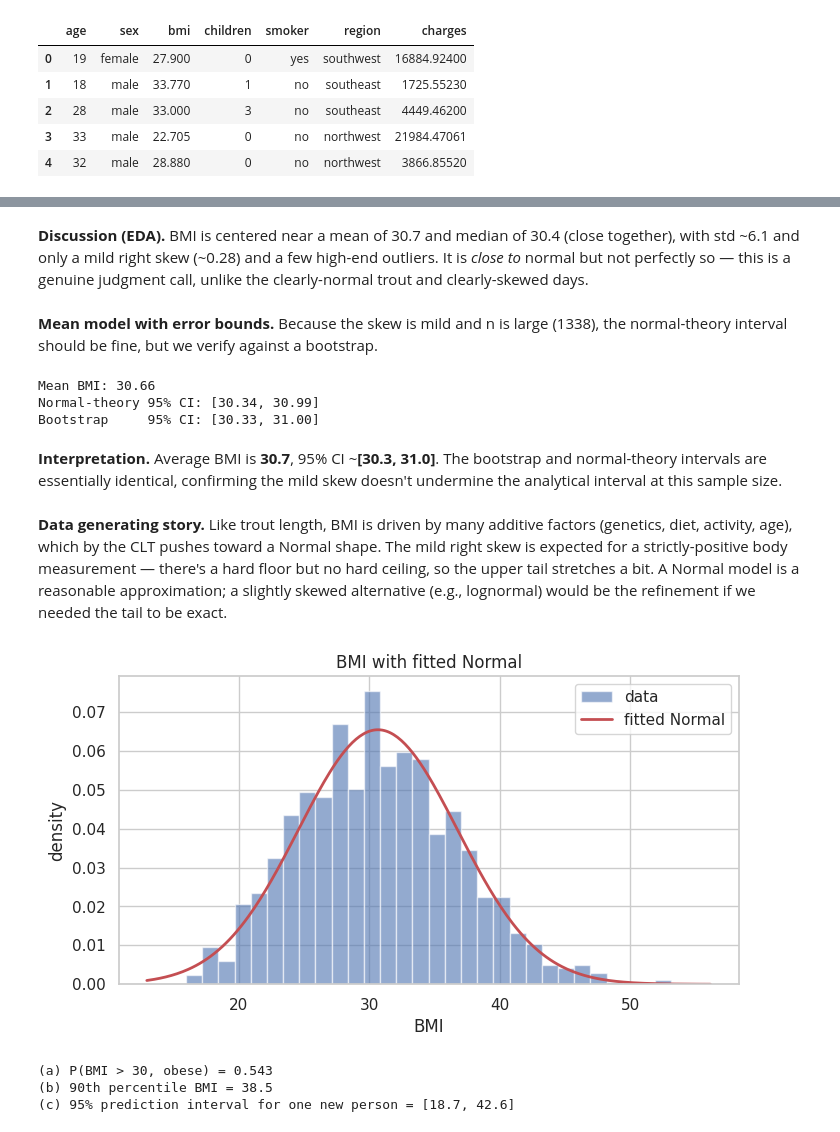
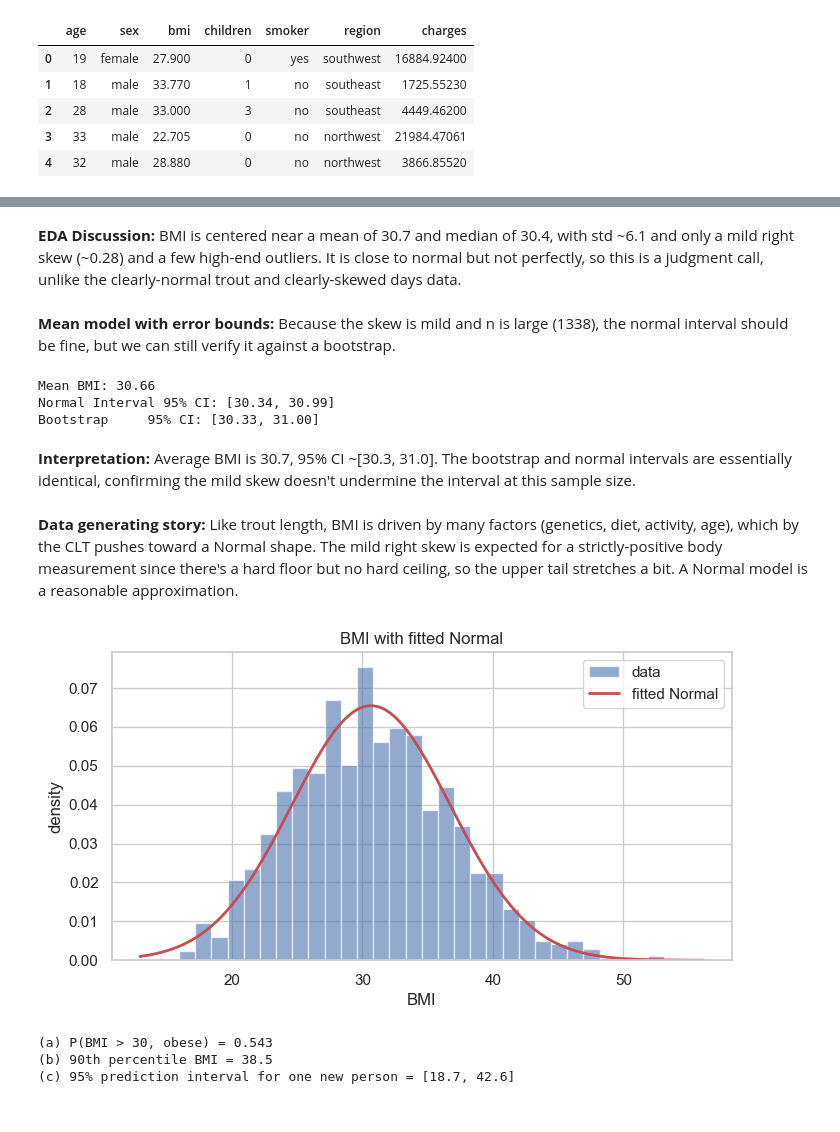
Before and after one commit to zhatz111/Data-Science-Masters, a Jupyter notebook: Data Science/Module 6/Hatzenbeller_Lab_6.ipynb, the cells around one changed output, grey strips where cells are left out. Cells and saved outputs as stored; diff of their text form; code cells hidden in the pictures.

```diff
--- a/Data Science/Module 6/Hatzenbeller_Lab_6.ipynb
+++ b/Data Science/Module 6/Hatzenbeller_Lab_6.ipynb
@@ -366,10 +382,12 @@ skewness: 0.284
 # %% [markdown]
-**Discussion (EDA).** BMI is centered near a mean of 30.7 and median of 30.4 (close together), with std ~6.1 and only a mild right skew (~0.28) and a few high-end outliers. It is *close to* normal but not perfectly so — this is a genuine judgment call, unlike the clearly-normal trout and clearly-skewed days.
+**EDA Discussion:** BMI is centered near a mean of 30.7 and median of 30.4, with std ~6.1 and only a mild right skew (~0.28) and a few high-end outliers. It is close to normal but not perfectly, so this is a judgment call, unlike the clearly-normal trout and clearly-skewed days data.
 # %% [markdown]
-**Mean model with error bounds.** Because the skew is mild and n is large (1338), the normal-theory interval should be fine, but we verify against a bootstrap.
+**Mean model with error bounds:** Because the skew is mild and n is large (1338), the normal interval should be fine, but we can still verify it against a bootstrap.
 # %%
 n = len(bmi)
-mean = np.mean(bmi); std = np.std(bmi, ddof=1); sem = std/np.sqrt(n)
+mean = np.mean(bmi)
+std = np.std(bmi, ddof=1)
+sem = std/np.sqrt(n)
 t_crit = stats.t.ppf(0.975, df=n-1)
 nt_lo, nt_hi = mean - t_crit*sem, mean + t_crit*sem
 
@@ -377,35 +395,38 @@ boot_means = [np.mean(rng.choice(bmi, n, replace=True)) for _ in range(10000)]
 bs_lo, bs_hi = np.percentile(boot_means, [2.5, 97.5])
 
 print(f"Mean BMI: {mean:.2f}")
-print(f"Normal-theory 95% CI: [{nt_lo:.2f}, {nt_hi:.2f}]")
+print(f"Normal Interval 95% CI: [{nt_lo:.2f}, {nt_hi:.2f}]")
 print(f"Bootstrap     95% CI: [{bs_lo:.2f}, {bs_hi:.2f}]")
 # %% [output]
 Mean BMI: 30.66
-Normal-theory 95% CI: [30.34, 30.99]
+Normal Interval 95% CI: [30.34, 30.99]
 Bootstrap     95% CI: [30.33, 31.00]
 # %% [markdown]
-**Interpretation.** Average BMI is **30.7**, 95% CI ~**[30.3, 31.0]**. The bootstrap and normal-theory intervals are essentially identical, confirming the mild skew doesn't undermine the analytical interval at this sample size.
+**Interpretation:** Average BMI is 30.7, 95% CI ~[30.3, 31.0]. The bootstrap and normal intervals are essentially identical, confirming the mild skew doesn't undermine the interval at this sample size.
 # %% [markdown]
-**Data generating story.** Like trout length, BMI is driven by many additive factors (genetics, diet, activity, age), which by the CLT pushes toward a Normal shape. The mild right skew is expected for a strictly-positive body measurement — there's a hard floor but no hard ceiling, so the upper tail stretches a bit. A Normal model is a reasonable approximation; a slightly skewed alternative (e.g., lognormal) would be the refinement if we needed the tail to be exact.
+**Data generating story:** Like trout length, BMI is driven by many factors (genetics, diet, activity, age), which by the CLT pushes toward a Normal shape. The mild right skew is expected for a strictly-positive body measurement since there's a hard floor but no hard ceiling, so the upper tail stretches a bit. A Normal model is a reasonable approximation.
 # %%
 # Fit Normal and overlay
 mu, sigma = mean, std
 xs = np.linspace(bmi.min()-3, bmi.max()+3, 300)
 plt.figure(figsize=(8,4))
 plt.hist(bmi, bins=30, density=True, edgecolor="white", alpha=0.6, label="data")
 plt.plot(xs, stats.norm.pdf(xs, mu, sigma), "r-", lw=2, label="fitted Normal")
-plt.xlabel("BMI"); plt.ylabel("density"); plt.legend()
-plt.title("BMI with fitted Normal"); plt.show()
+plt.xlabel("BMI")
+plt.ylabel("density")
+plt.legend()
+plt.title("BMI with fitted Normal")
+plt.show()
 
 # --- Three predictions ---
 p_obese = 1 - stats.norm.cdf(30, mu, sigma)         # BMI >= 30 is the obesity threshold
 p90 = stats.norm.ppf(0.90, mu, sigma)
 margin = t_crit * sigma * np.sqrt(1 + 1/n)
 print(f"(a) P(BMI > 30, obese) = {p_obese:.3f}")
 print(f"(b) 90th percentile BMI = {p90:.1f}")
 print(f"(c) 95% prediction interval for one new person = [{mu-margin:.1f}, {mu+margin:.1f}]")
 # %% [output]
-[figure, old version]
+[figure, new version]
 (a) P(BMI > 30, obese) = 0.543
 (b) 90th percentile BMI = 38.5
 (c) 95% prediction interval for one new person = [18.7, 42.6]
```
Also changed, not shown: parts of 16 cells of this notebook, 1 other file.
